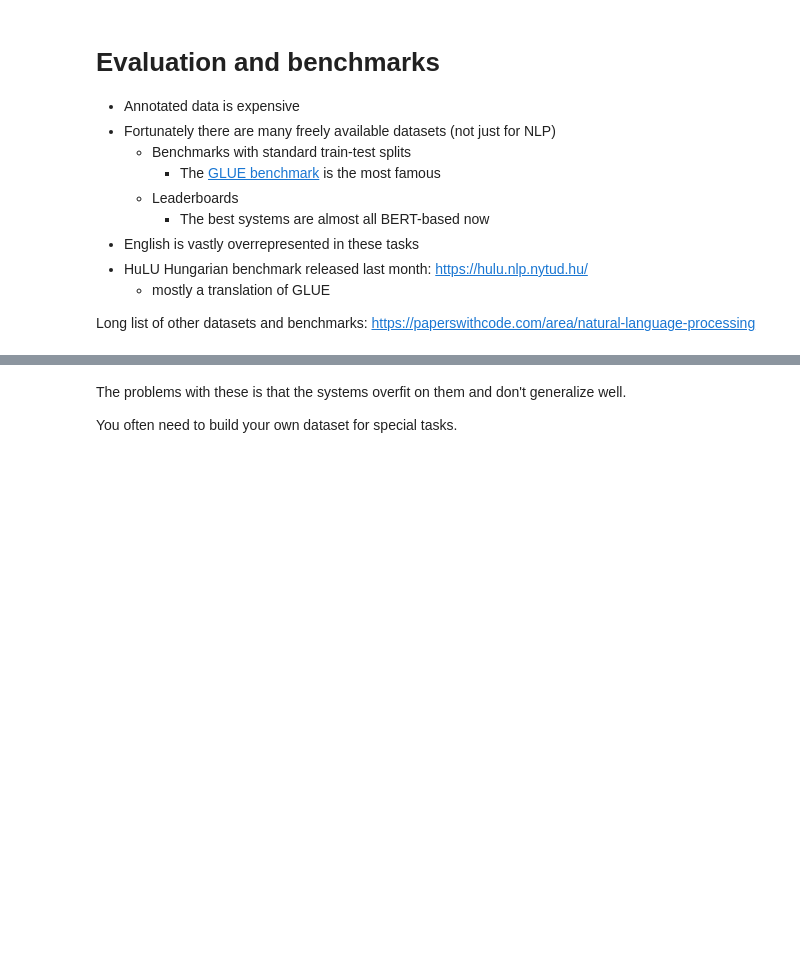
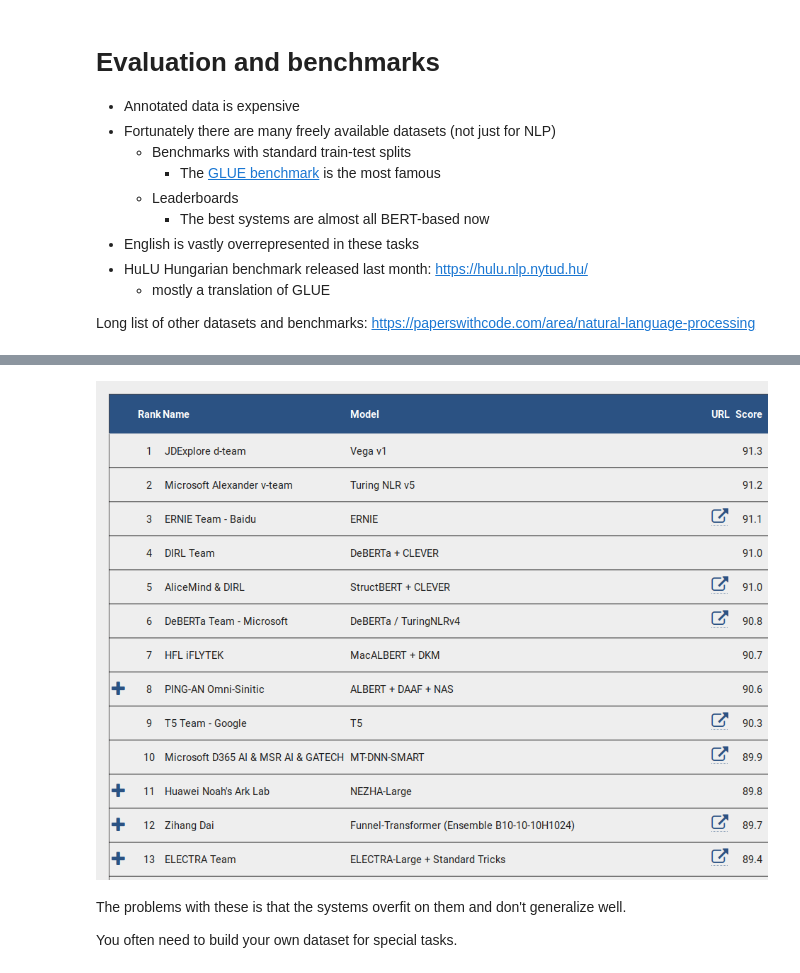
Before and after one commit to juditacs/corvinus_nlp_intro, a Jupyter notebook: Corvinus_NLP_intro.ipynb, the cells around one changed output, grey strips where cells are left out. Cells and saved outputs as stored; diff of their text form; code cells hidden in the pictures; blank space fills up the shorter version.

```diff
--- a/Corvinus_NLP_intro.ipynb
+++ b/Corvinus_NLP_intro.ipynb
@@ -486,3 +490,7 @@ https://paperswithcode.com/area/natural-language-processing
+# %%
+Image("img/glue_leaderboard.png", embed=True)
+# %% [output]
+[figure, added]
 # %% [markdown]
 The problems with these is that the systems overfit on them and don't generalize well.
 
```
Also changed, not shown: parts of 5 cells of this notebook.
